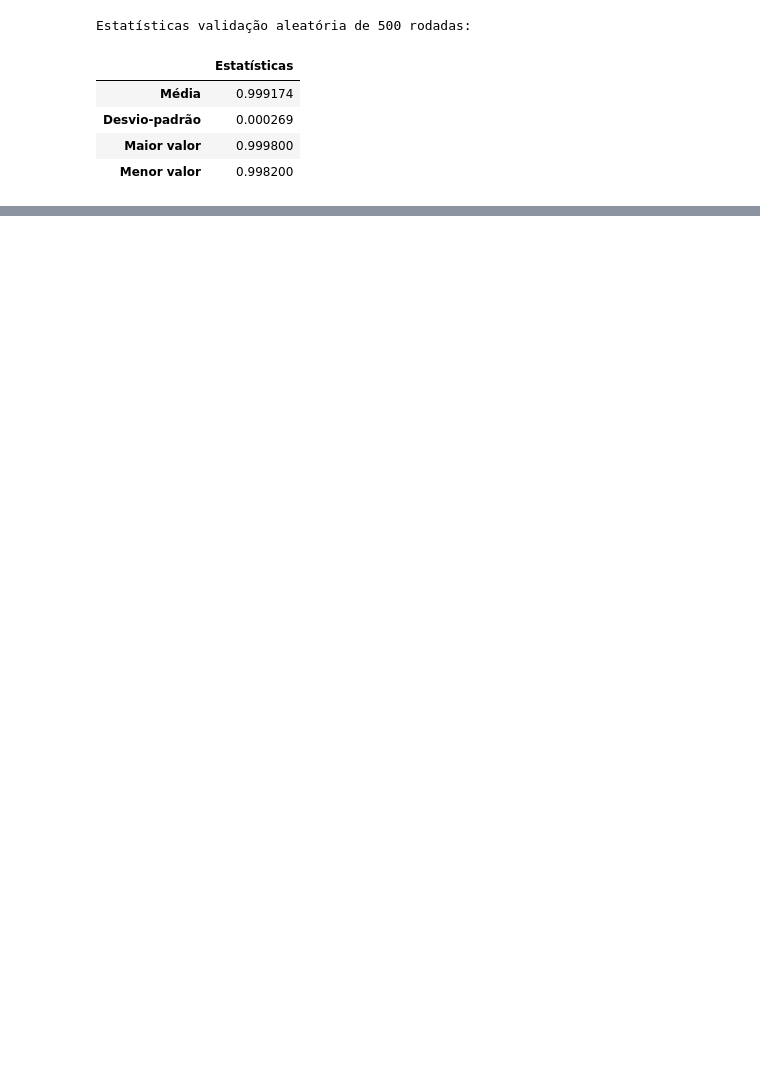
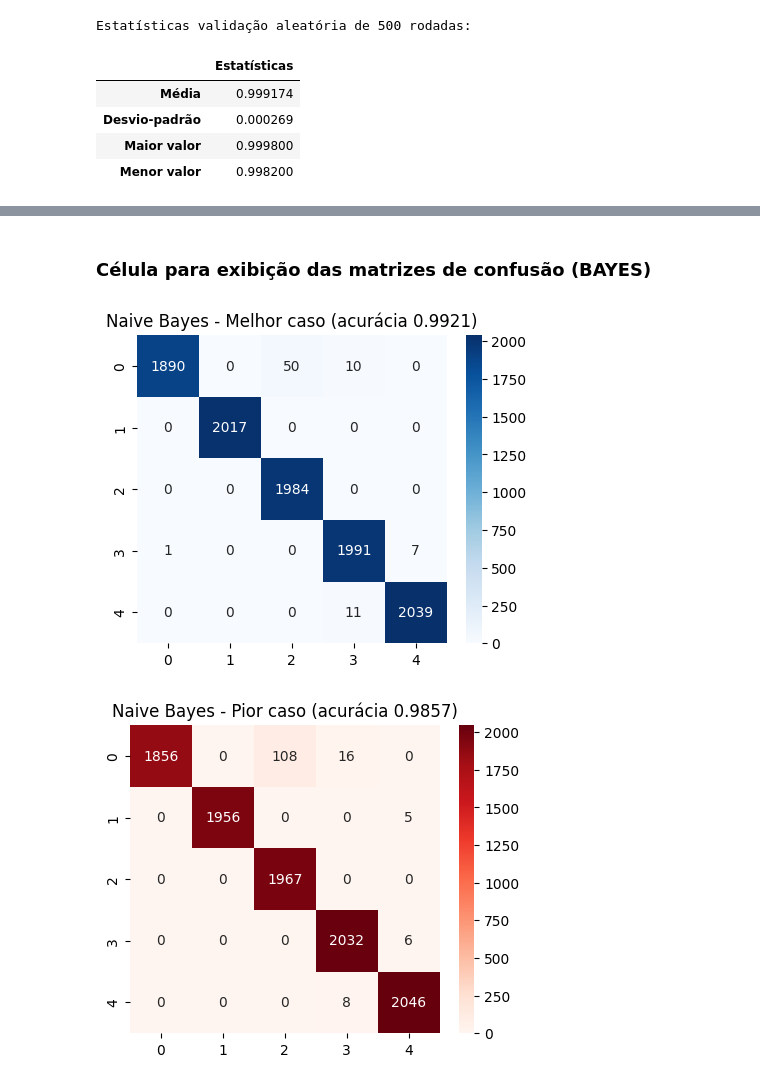
Before and after one commit to PedroKeita/ML-Vivencial, a Jupyter notebook: notebooks/classificacao.ipynb, the cells around one changed output, grey strips where cells are left out. Saved outputs shown, nothing was run; the diff lists cells and outputs as text; code cells hidden in the pictures; blank space fills up the shorter version.

Commit message:
feature: implements bayes method in classificacao

```diff
--- a/notebooks/classificacao.ipynb
+++ b/notebooks/classificacao.ipynb
@@ -92,0 +90,3 @@ Pior caso de matriz de confusão (acurácia 0.9982):
+# %%
+statistics_bayes, better_conf_bayes, worse_conf_bayes = bayes_validator(X, y)
+pd.DataFrame(statistics_bayes, index=["estatísticas"]).T
@@ -92,0 +99,19 @@ Pior caso de matriz de confusão (acurácia 0.9982):
+# %% [markdown]
+### **Célula para exibição das matrizes de confusão (BAYES)**
+# %%
+# Melhor caso Bayes
+acc_best, conf_best = better_conf_bayes
+plt.figure(figsize=(5,4))
+sns.heatmap(conf_best, annot=True, fmt="d", cmap="Blues")
+plt.title(f"Naive Bayes - Melhor caso (acurácia {acc_best:.4f})")
+plt.show()
+
+# Pior caso Bayes
+acc_worst, conf_worst = worse_conf_bayes
+plt.figure(figsize=(5,4))
+sns.heatmap(conf_worst, annot=True, fmt="d", cmap="Reds")
+plt.title(f"Naive Bayes - Pior caso (acurácia {acc_worst:.4f})")
+plt.show()
+# %% [output]
+[figure, added]
+[figure, added]
```
Also changed, not shown: parts of 7 cells of this notebook, 3 other files.
